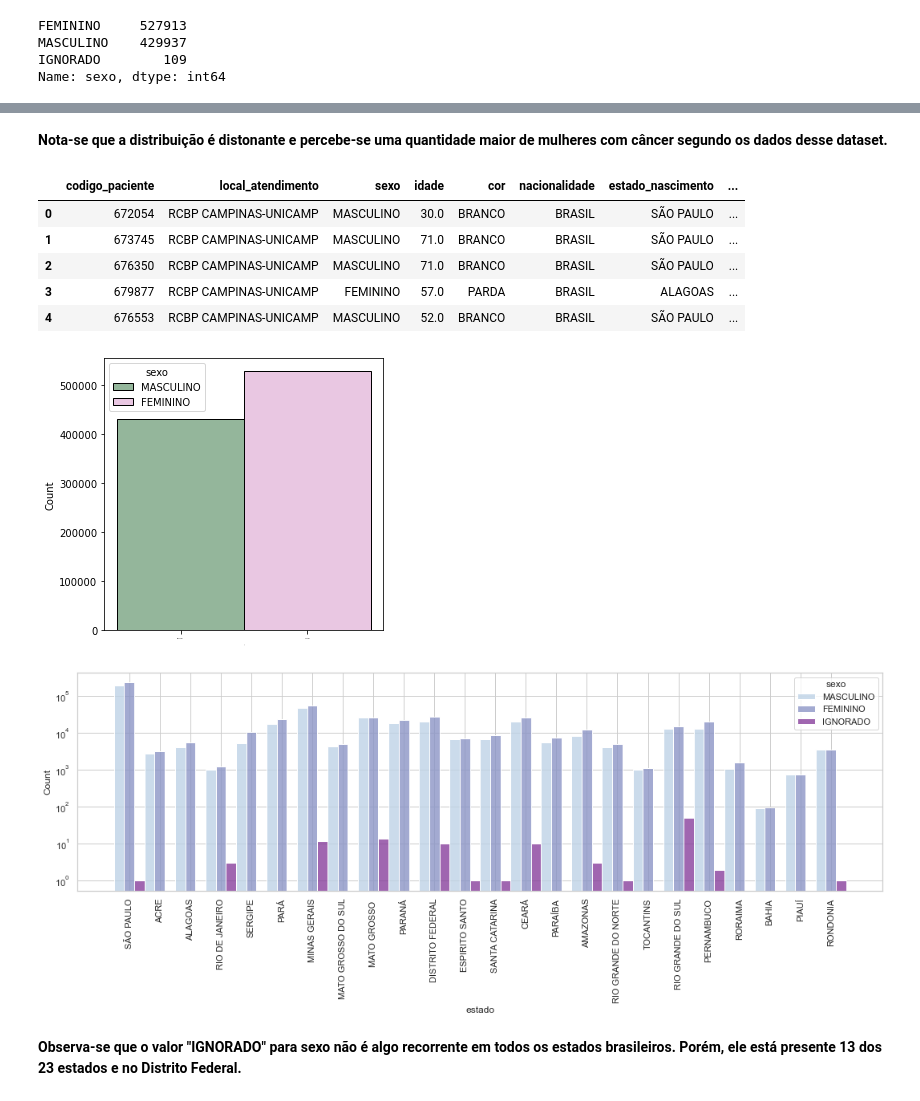
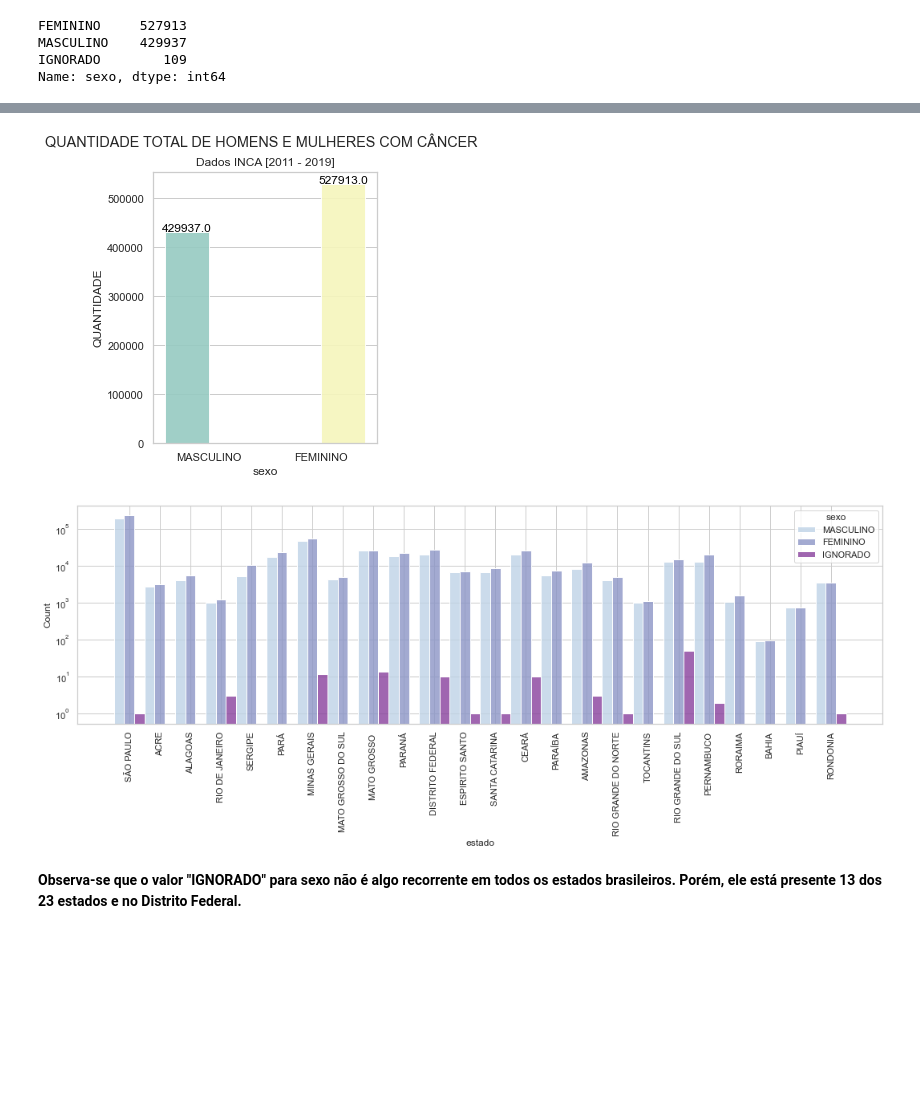
Before and after one commit to AnaPaulaPAraujo/analise_dados_cancer_brasil, a Jupyter notebook: Etapa 1/analise_geral.ipynb, the cells around one changed output, grey strips where cells are left out. Saved outputs shown, nothing was run; the diff lists cells and outputs as text; code cells hidden in the pictures; blank space fills up the shorter version.

```diff
--- a/Etapa 1/analise_geral.ipynb
+++ b/Etapa 1/analise_geral.ipynb
@@ -386,34 +387,41 @@ plt.show()
-# %% [markdown]
-**Nota-se que a distribuição é distonante e percebe-se uma quantidade maior de mulheres com câncer segundo os dados desse dataset.**
-# %%
-sexos_masc_fem_df.head()
-# %% [output]
-|  | codigo_paciente | local_atendimento | sexo | idade | cor | nacionalidade | estado_nascimento | ... |
-| 0 | 672054 | RCBP CAMPINAS-UNICAMP | MASCULINO | 30.0 | BRANCO | BRASIL | SÃO PAULO | ... |
-| 1 | 673745 | RCBP CAMPINAS-UNICAMP | MASCULINO | 71.0 | BRANCO | BRASIL | SÃO PAULO | ... |
-| 2 | 676350 | RCBP CAMPINAS-UNICAMP | MASCULINO | 71.0 | BRANCO | BRASIL | SÃO PAULO | ... |
-| 3 | 679877 | RCBP CAMPINAS-UNICAMP | FEMININO | 57.0 | PARDA | BRASIL | ALAGOAS | ... |
-| 4 | 676553 | RCBP CAMPINAS-UNICAMP | MASCULINO | 52.0 | BRANCO | BRASIL | SÃO PAULO | ... |
+# %%
+# Gráfico quantidade de homens e de mulheres no banco de dados em valores absolutos.
+sns.set_theme(style = 'whitegrid')
+plt.figure(figsize=(4,5))
+plt.title('Dados INCA [2011 - 2019]')
+plt.suptitle('Quantidade total de homens e mulheres com câncer'.upper())
+plot3 = sns.countplot(
+        data = sexos_masc_fem_df,
+        x = 'sexo',
+        hue = 'sexo',
+        palette = 'Set3',
+        alpha = .9,
+)
+
+
+for i in plot3.patches:
+       plot3.annotate(i.get_height(),
+                     (i.get_x() + i.get_width()/2,i.get_height()),
+                     ha = 'center', va = 'baseline',
+                     color = 'black', xytext=(0,1),
+                     textcoords='offset points', fontsize = 12)
+
+plt.legend([],[], frameon=False)
+plt.ylabel('quantidade'.upper())
+plt.show()
+# %% [output]
+[figure, added]
 # %%
-# Gráfico quantidade de homens e de mulheres no banco de dados em valores absolutos.
+# Gráfico contendo a quantidade de homens e mulheres que tiveram ou têm câncer por estado e considerando o valor "IGNORADO"
+
 sns.set_theme(style = 'whitegrid')
-plt.figure(figsize=(5,5))
-sns.histplot(data=sexos_masc_fem_df, x='sexo', hue='sexo', palette='cubehelix')
-plt.tick_params(axis='x', labelsize=0)
-plt.xlabel([], fontsize=0)
+plt.figure(figsize=(18,5))
+sns.histplot(data=dados2, x='estado', hue='sexo', multiple="dodge", log_scale=(False,True), palette='BuPu', alpha=.8 )
+plt.xticks(rotation = 90)
+
 plt.show()
 # %% [output]
-[figure, old version]
+[figure, new version]
-# %%
-# Gráfico contendo a quantidade de homens e mulheres que tiveram ou têm câncer por estado e considerando o valor "IGNORADO"
-sns.set_theme(style = 'whitegrid')
-plt.figure(figsize=(18,5))
-sns.histplot(data=dados2, x='estado', hue='sexo', multiple="dodge", log_scale=(False,True), palette='BuPu', alpha=.8 )
-plt.xticks(rotation = 90)
-
-plt.show()
-# %% [output]
-[figure, removed]
 # %% [markdown]
 **Observa-se que o valor "IGNORADO" para sexo não é algo recorrente em todos os estados brasileiros. Porém, ele está presente 13 dos 23 estados e no Distrito Federal.**
 # %% [markdown]
```
Also changed, not shown: parts of 18 cells of this notebook.
